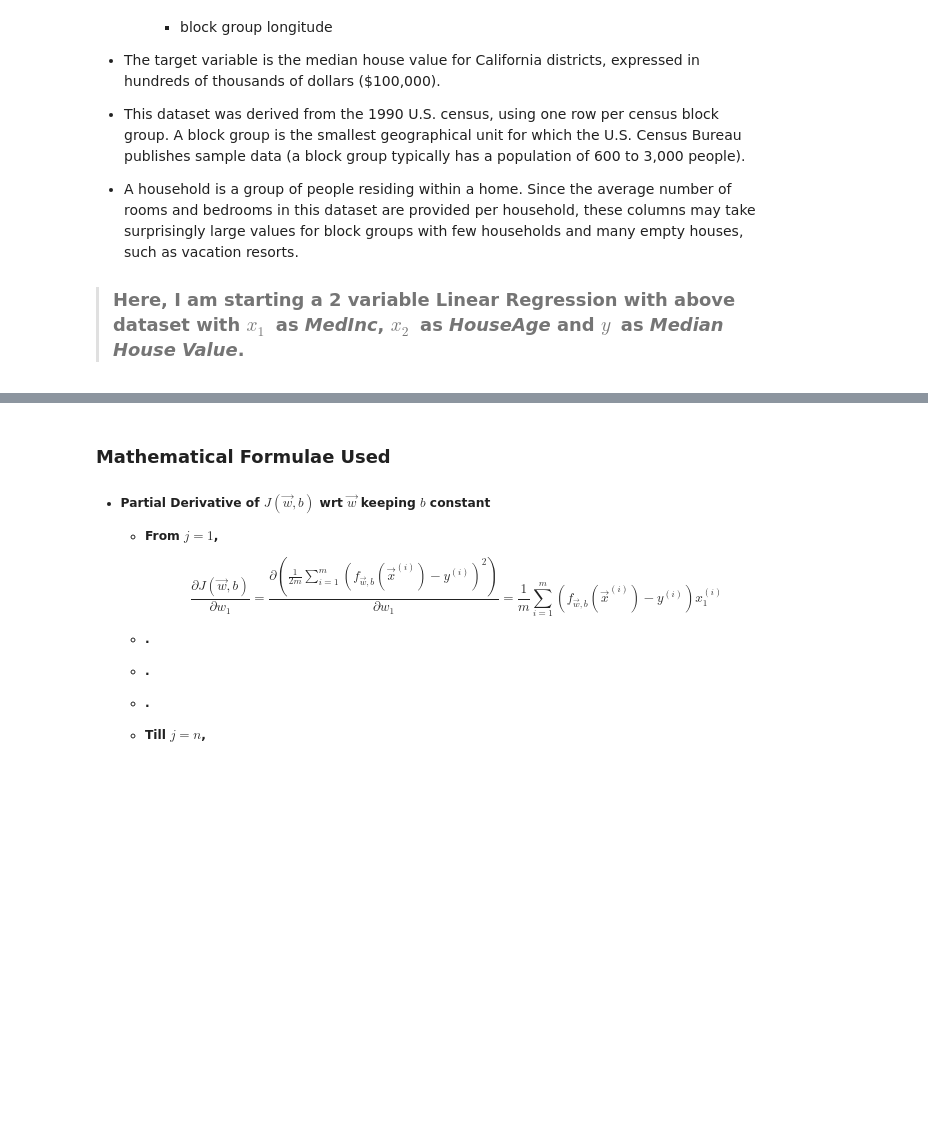
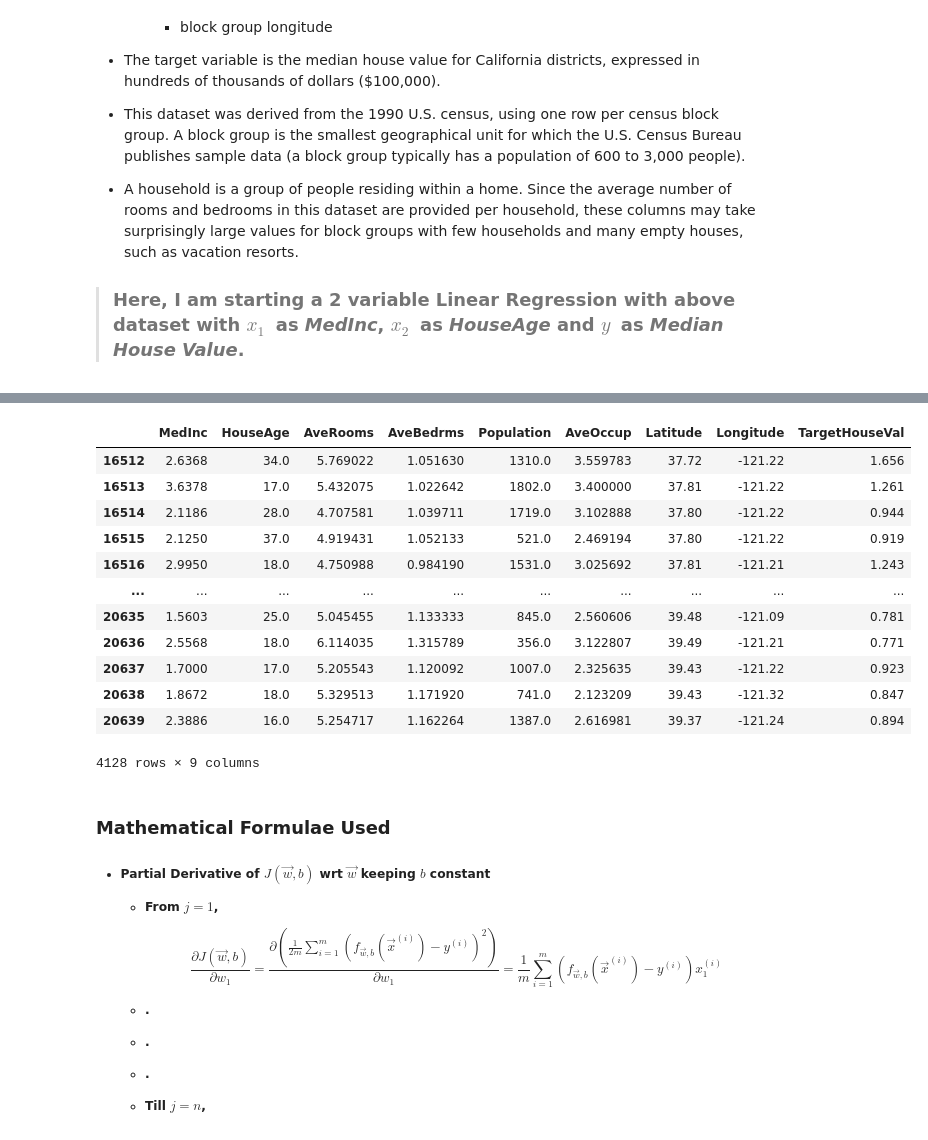
Before and after one commit to Gaurav-Kushwaha-1225/Machine-Learning, a Jupyter notebook: Supervised Models/Regression/Multiple Linear Regression.ipynb, the cells around one changed output, grey strips where cells are left out. Drawn from its saved outputs; the diff is of its cells as text; code cells hidden in the pictures; blank space fills up the shorter version.

```diff
--- a/Supervised Models/Regression/Multiple Linear Regression.ipynb
+++ b/Supervised Models/Regression/Multiple Linear Regression.ipynb
@@ -198,3 +229,19 @@ testing_data = data_df.iloc[training_rows:]
+# %%
+testing_data
+# %% [output]
+|  | MedInc | HouseAge | AveRooms | AveBedrms | Population | AveOccup | Latitude | Longitude | TargetHouseVal |
+| 16512 | 2.6368 | 34.0 | 5.769022 | 1.051630 | 1310.0 | 3.559783 | 37.72 | -121.22 | 1.656 |
+| 16513 | 3.6378 | 17.0 | 5.432075 | 1.022642 | 1802.0 | 3.400000 | 37.81 | -121.22 | 1.261 |
+| 16514 | 2.1186 | 28.0 | 4.707581 | 1.039711 | 1719.0 | 3.102888 | 37.80 | -121.22 | 0.944 |
+| 16515 | 2.1250 | 37.0 | 4.919431 | 1.052133 | 521.0 | 2.469194 | 37.80 | -121.22 | 0.919 |
+| 16516 | 2.9950 | 18.0 | 4.750988 | 0.984190 | 1531.0 | 3.025692 | 37.81 | -121.21 | 1.243 |
+| ... | ... | ... | ... | ... | ... | ... | ... | ... | ... |
+| 20635 | 1.5603 | 25.0 | 5.045455 | 1.133333 | 845.0 | 2.560606 | 39.48 | -121.09 | 0.781 |
+| 20636 | 2.5568 | 18.0 | 6.114035 | 1.315789 | 356.0 | 3.122807 | 39.49 | -121.21 | 0.771 |
+| 20637 | 1.7000 | 17.0 | 5.205543 | 1.120092 | 1007.0 | 2.325635 | 39.43 | -121.22 | 0.923 |
+| 20638 | 1.8672 | 18.0 | 5.329513 | 1.171920 | 741.0 | 2.123209 | 39.43 | -121.32 | 0.847 |
+| 20639 | 2.3886 | 16.0 | 5.254717 | 1.162264 | 1387.0 | 2.616981 | 39.37 | -121.24 | 0.894 |
+4128 rows × 9 columns
 # %% [markdown]
 ### Mathematical Formulae Used
 <h5>
```
Also changed, not shown: parts of 4 cells of this notebook.
